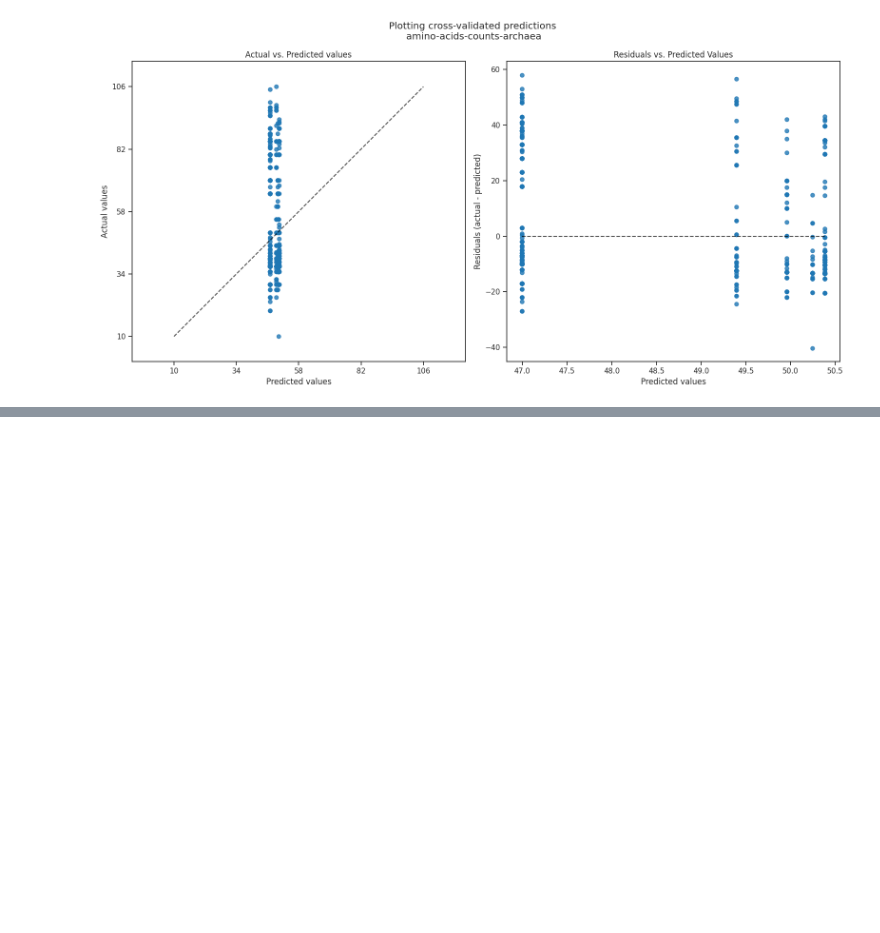
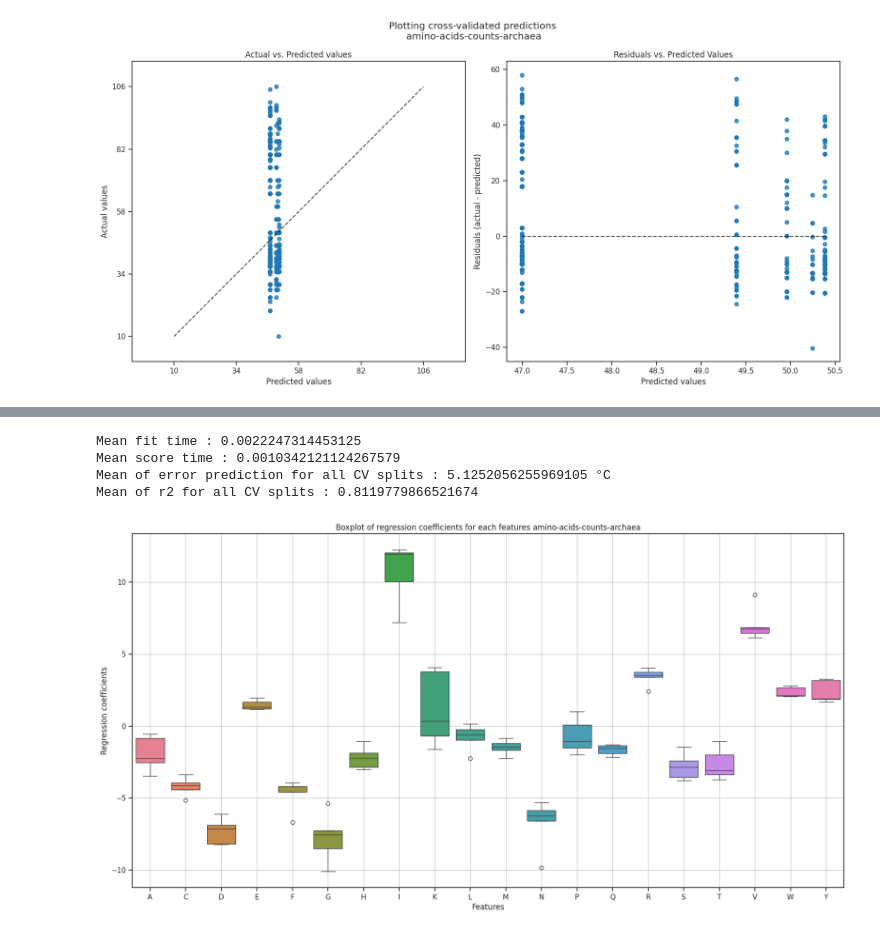
Before and after one commit to ArchaeaHunter/ogt-prophesy, a Jupyter notebook: src/notebook_archaea_ogt_prediction.ipynb, the cells around one changed output, grey strips where cells are left out. Drawn from its saved outputs; the diff is of its cells as text; code cells hidden in the pictures; blank space fills up the shorter version.

```diff
--- a/src/notebook_archaea_ogt_prediction.ipynb
+++ b/src/notebook_archaea_ogt_prediction.ipynb
@@ -63,0 +110,11 @@ Mean of r2 for all CV splits : -0.3803877861037861
+# %%
+pogt_lm.print_error_estimation()
+# %% [output]
+Mean fit time : 0.0022247314453125
+Mean score time : 0.0010342121124267579
+Mean of error prediction for all CV splits : 5.1252056255969105 °C
+Mean of r2 for all CV splits : 0.8119779866521674
+# %%
+pogt_lm.plot_linear_coefs()
+# %% [output]
+[figure, added]
```
Also changed, not shown: parts of 7 cells of this notebook, 1 other file.
